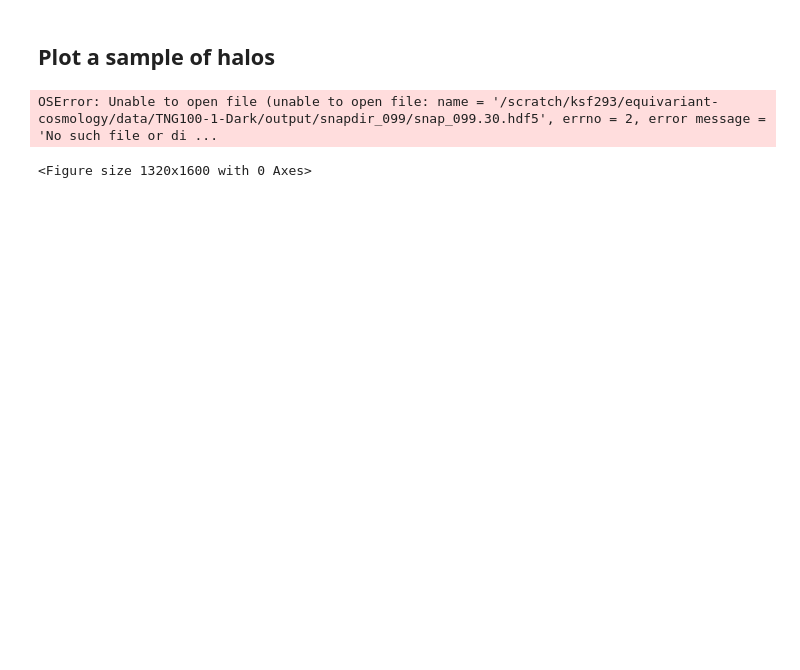
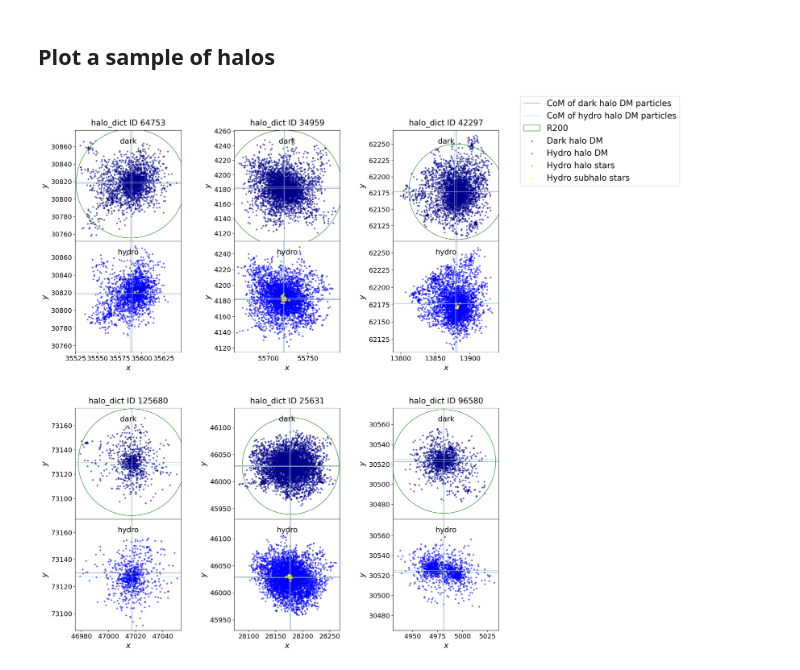
Before and after one commit to kstoreyf/equivariant-cosmology, a Jupyter notebook: notebooks/2022-03-02_tng100-1_distributions.ipynb, the cells around one changed output. Cells and saved outputs as stored; diff of their text form; code cells hidden in the pictures; blank space fills up the shorter version.

Commit message:
rewrote distributions notebook to use featurizer

```diff
--- a/notebooks/2022-03-02_tng100-1_distributions.ipynb
+++ b/notebooks/2022-03-02_tng100-1_distributions.ipynb
@@ -472,10 +218,11 @@ def plot_halos_dark_and_hydro(halo_dicts, nrows_outer, ncols_outer, titles):
 # %%
 nrows = 2
 ncols = 3
 np.random.seed(17)
-i_hds = np.random.randint(N_halos, size=nrows*ncols)
+i_hds = np.random.randint(featurizer.N_halos, size=nrows*ncols)
 titles = [f'halo_dict ID {i_hd}' for i_hd in i_hds]
-plot_halos_dark_and_hydro(halo_dicts[i_hds], nrows, ncols, titles=titles)
+plotter.plot_halos_dark_and_hydro(featurizer.halo_dicts[i_hds], featurizer.base_path_dark,
+                                  featurizer.base_path_hydro, featurizer.snap_num,
+                                  nrows, ncols, titles)
 # %% [output]
-OSError: Unable to open file (unable to open file: name = '/scratch/ksf293/equivariant-cosmology/data/TNG100-1-Dark/output/snapdir_099/snap_099.30.hdf5', errno = 2, error message = 'No such file or di ...
-<Figure size 1320x1600 with 0 Axes>
+[figure, added]
```
Also changed, not shown: parts of 36 cells of this notebook, 1 other file.
